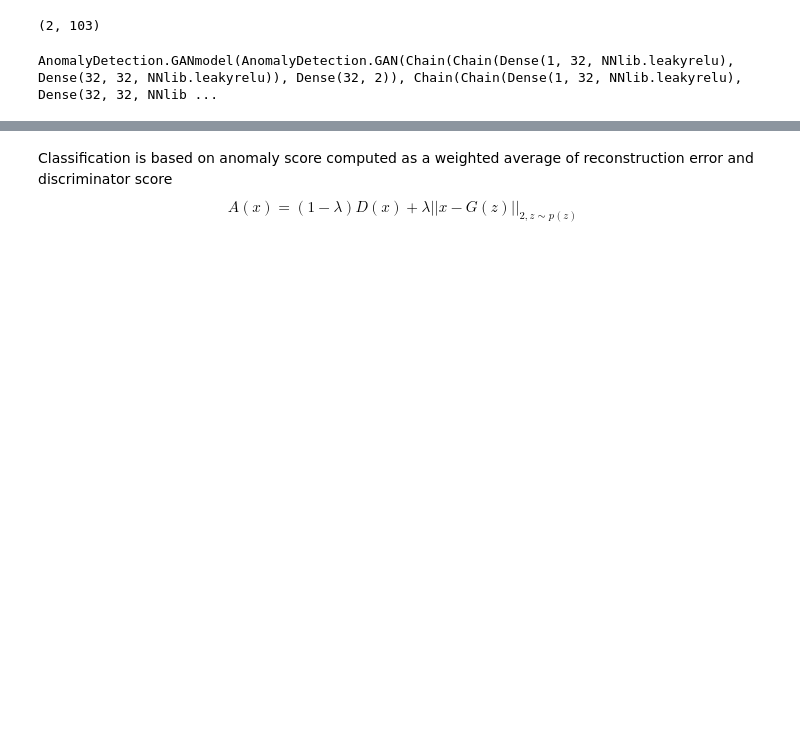
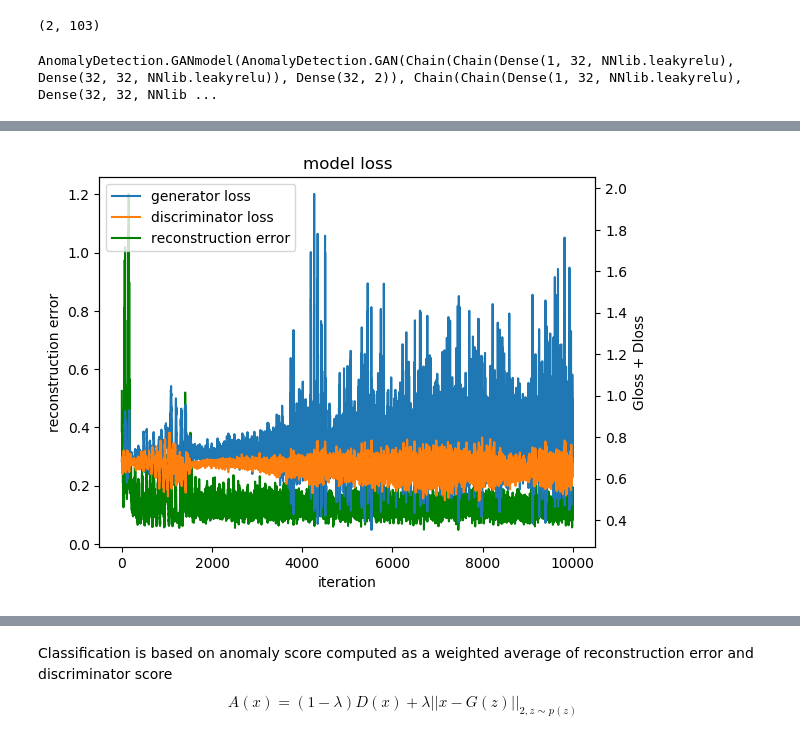
Before and after one commit to smidl/AnomalyDetection.jl, a Jupyter notebook: examples/GAN_anomaly_detection.ipynb, the cells around one changed output, grey strips where cells are left out. Drawn from its saved outputs; the diff is of its cells as text; code cells hidden in the pictures; blank space fills up the shorter version.

```diff
--- a/examples/GAN_anomaly_detection.ipynb
+++ b/examples/GAN_anomaly_detection.ipynb
@@ -71,3 +73,22 @@ reconstruction error: 0.13775411004958824
+# %%
+# plot model loss
+if tracked
+    figure()
+    title("model loss")
+    y3, = plot(model.traindata["reconstruction error"], label = "reconstruction error", c = "g")
+    ylabel("reconstruction error")
+    xlabel("iteration")
+    ax = gca()
+
+    ax2 = ax[:twinx]()
+    y1, = plot(model.traindata["generator loss"], label = "generator loss")
+    y2, = plot(model.traindata["discriminator loss"], label = "discriminator loss")
+    ylabel("Gloss + Dloss")
+    legend([y1, y2, y3], ["generator loss", "discriminator loss", "reconstruction error"])
+    show()
+end
+# %% [output]
+[figure, added]
 # %%
 # generate new data
 Xgen = AnomalyDetection.generate(model, N)
```
Also changed, not shown: parts of 8 cells of this notebook, 8 other files.
